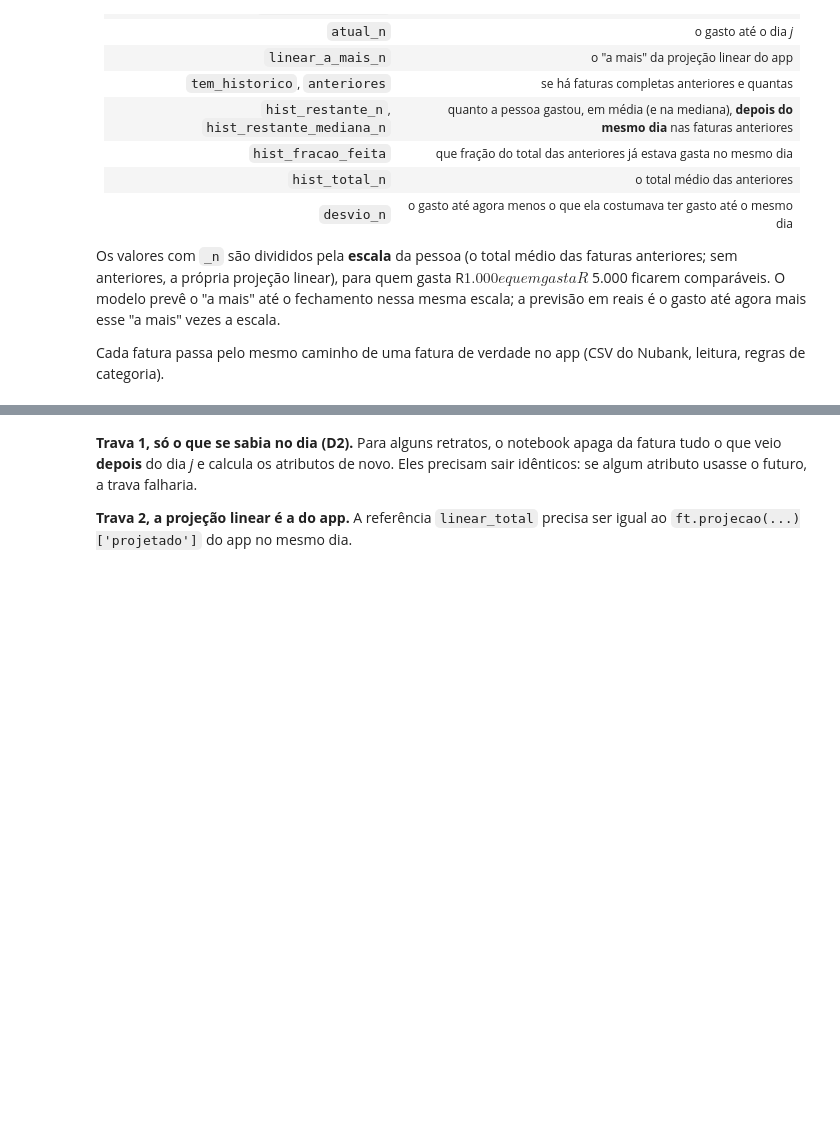
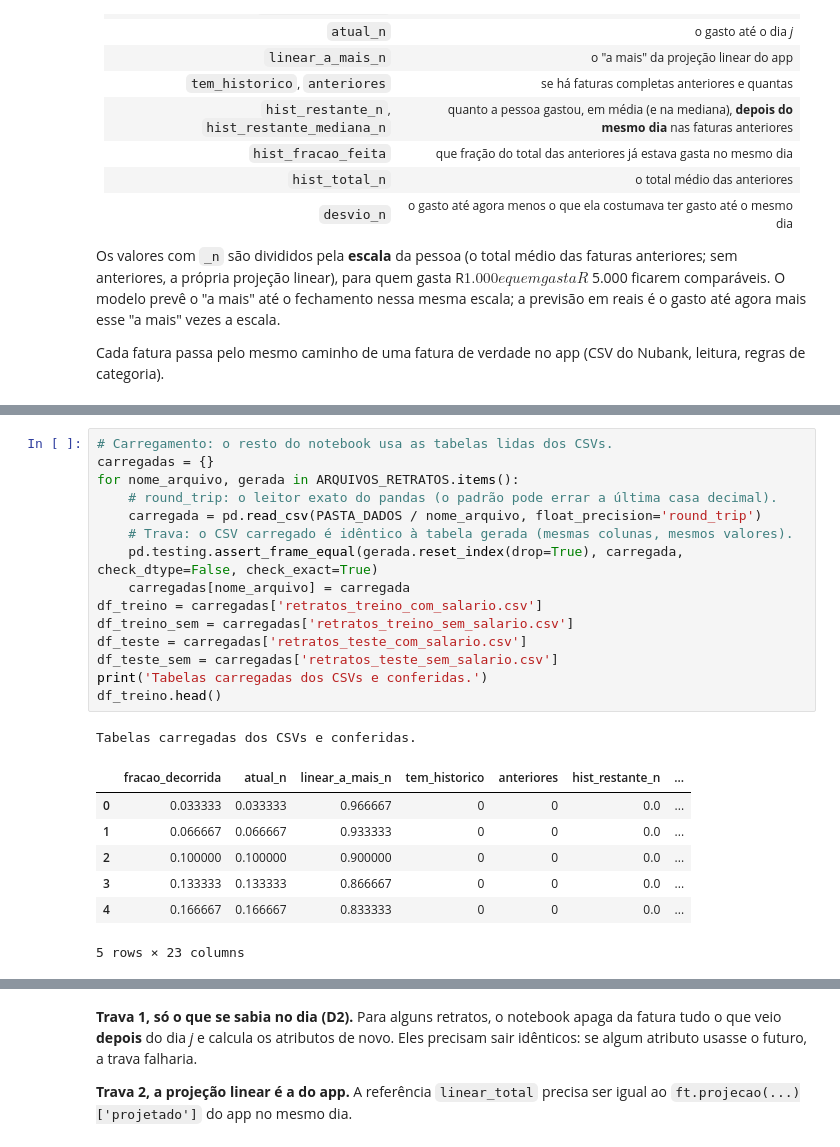
Before and after one commit to IgorSantFerreira/fatura-cartao, a Jupyter notebook: notebooks/previsao_gastos.ipynb, the cells around one changed output, grey strips where cells are left out. Saved outputs shown, nothing was run; the diff lists cells and outputs as text; blank space fills up the shorter version.

```diff
--- a/notebooks/previsao_gastos.ipynb
+++ b/notebooks/previsao_gastos.ipynb
@@ -178,0 +235,24 @@ df_treino[pv.ATRIBUTOS + ['alvo_n']].describe().round(2)
+# %%
+# Carregamento: o resto do notebook usa as tabelas lidas dos CSVs.
+carregadas = {}
+for nome_arquivo, gerada in ARQUIVOS_RETRATOS.items():
+    # round_trip: o leitor exato do pandas (o padrão pode errar a última casa decimal).
+    carregada = pd.read_csv(PASTA_DADOS / nome_arquivo, float_precision='round_trip')
+    # Trava: o CSV carregado é idêntico à tabela gerada (mesmas colunas, mesmos valores).
+    pd.testing.assert_frame_equal(gerada.reset_index(drop=True), carregada, check_dtype=False, check_exact=True)
+    carregadas[nome_arquivo] = carregada
+df_treino = carregadas['retratos_treino_com_salario.csv']
+df_treino_sem = carregadas['retratos_treino_sem_salario.csv']
+df_teste = carregadas['retratos_teste_com_salario.csv']
+df_teste_sem = carregadas['retratos_teste_sem_salario.csv']
+print('Tabelas carregadas dos CSVs e conferidas.')
+df_treino.head()
+# %% [output]
+Tabelas carregadas dos CSVs e conferidas.
+|  | fracao_decorrida | atual_n | linear_a_mais_n | tem_historico | anteriores | hist_restante_n | ... |
+| 0 | 0.033333 | 0.033333 | 0.966667 | 0 | 0 | 0.0 | ... |
+| 1 | 0.066667 | 0.066667 | 0.933333 | 0 | 0 | 0.0 | ... |
+| 2 | 0.100000 | 0.100000 | 0.900000 | 0 | 0 | 0.0 | ... |
+| 3 | 0.133333 | 0.133333 | 0.866667 | 0 | 0 | 0.0 | ... |
+| 4 | 0.166667 | 0.166667 | 0.833333 | 0 | 0 | 0.0 | ... |
+5 rows × 23 columns
```
Also changed, not shown: parts of 21 cells of this notebook, 6 other files.
